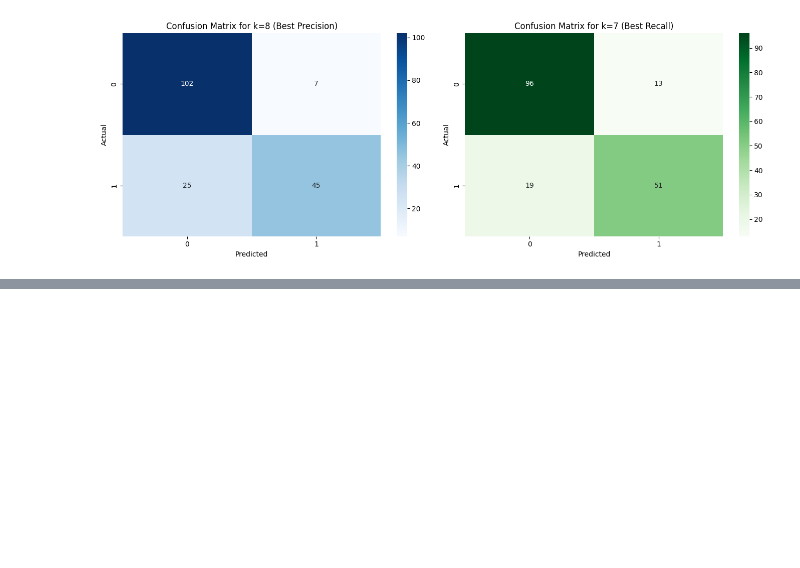
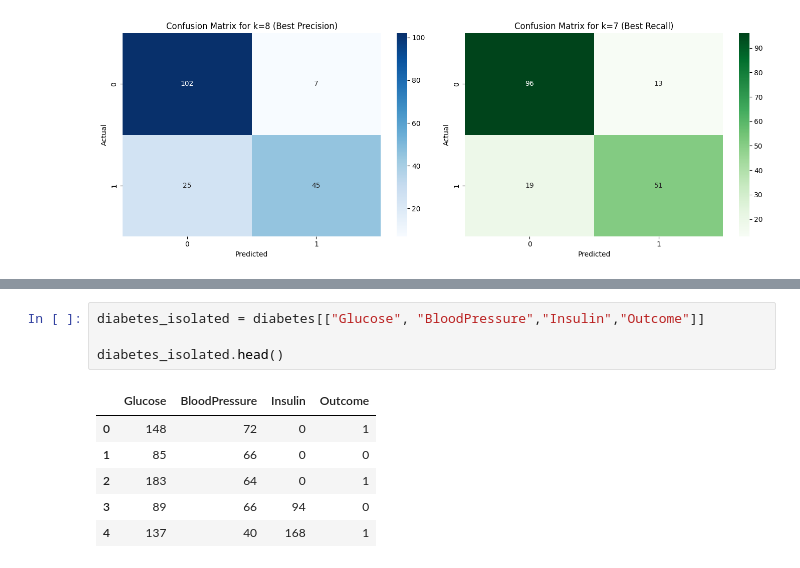
Before and after one commit to X1las/DaT, a Jupyter notebook: exercises.ipynb, the cells around one changed output, grey strips where cells are left out. Cells and saved outputs as stored; diff of their text form; blank space fills up the shorter version.

```diff
--- a/exercises.ipynb
+++ b/exercises.ipynb
@@ -897,0 +943,11 @@ plt.show()
+# %%
+diabetes_isolated = diabetes[["Glucose", "BloodPressure","Insulin","Outcome"]]
+
+diabetes_isolated.head()
+# %% [output]
+|  | Glucose | BloodPressure | Insulin | Outcome |
+| 0 | 148 | 72 | 0 | 1 |
+| 1 | 85 | 66 | 0 | 0 |
+| 2 | 183 | 64 | 0 | 1 |
+| 3 | 89 | 66 | 94 | 0 |
+| 4 | 137 | 40 | 168 | 1 |
```
Also changed, not shown: parts of 8 cells of this notebook, 2 other files.
